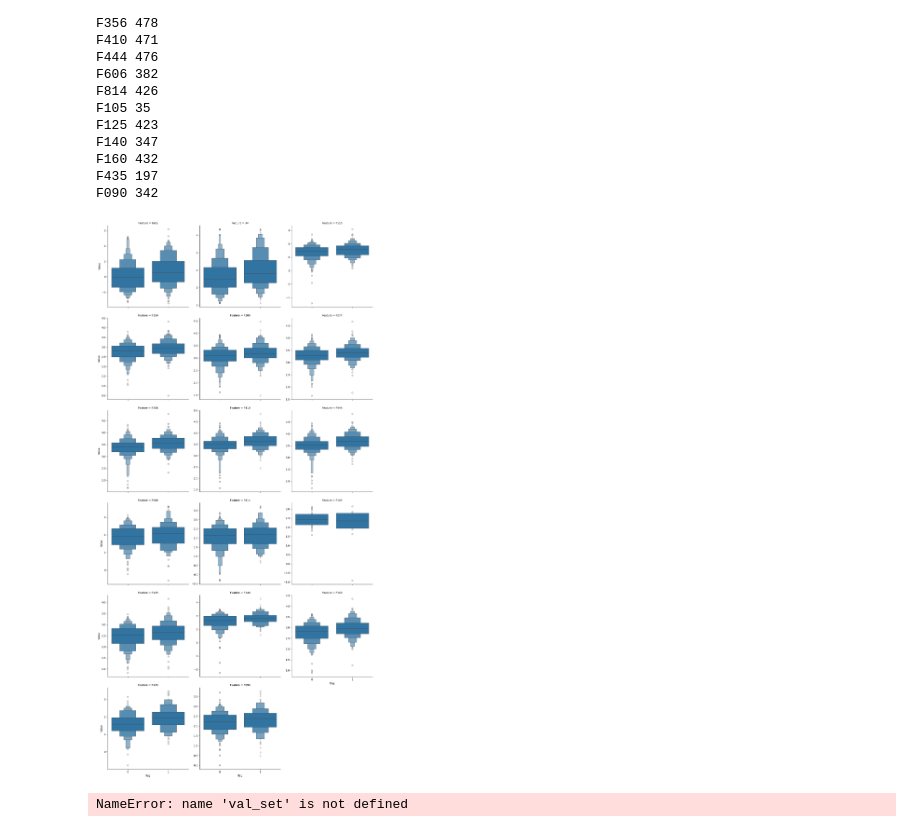
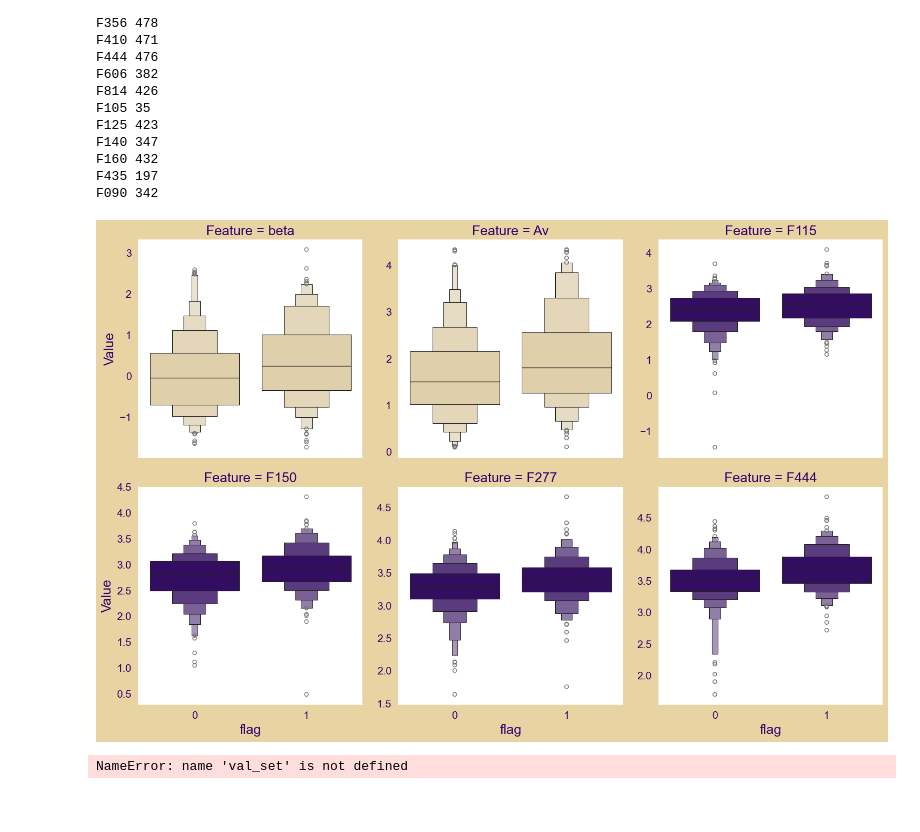
Before and after one commit to hartysimon-sketch/Galaxy-Classifier, a Jupyter notebook: Summer Research/postprocess/analysis_plots.ipynb, the cells around one changed output. Saved outputs shown, nothing was run; the diff lists cells and outputs as text; code cells hidden in the pictures; blank space fills up the shorter version.

```diff
--- a/Summer Research/postprocess/analysis_plots.ipynb
+++ b/Summer Research/postprocess/analysis_plots.ipynb
@@ -50,14 +50,16 @@ primer_err.rename(columns=lambda x: x.replace('e_f', 'E')[:-1], inplace=True)
 combined_flux = ceers_flux.combine_first(primer_flux)
 combined_err = ceers_err.combine_first(primer_err)
 
-combined_flux = combined_flux.mask(combined_flux <= 0.001, np.nan)
-combined_err = combined_err.mask(combined_err <= 0.001, np.nan)
+combined_flux = combined_flux.mask(combined_flux <= 0.01, np.nan)
+combined_err = combined_err.mask(combined_err <= 0.01, np.nan)
 combined_flux = combined_flux.mask(combined_flux == -99, np.nan)
 combined_err = combined_err.mask(combined_err == -99, np.nan)
 
+# df = pd.concat([df, combined_flux, combined_err], axis=1)
 df = pd.concat([df, np.log10(combined_flux), np.log10(combined_err)], axis=1)
 # %%
 in_features = ['beta', 'Av'] + list(combined_flux.columns)
+in_features = ['beta', 'Av', 'F115', 'F150', 'F277', 'F444']
 out_feature = 'flag'
 
 bad_av = df['Av'] == -99
@@ -85,28 +87,71 @@ F435 197
 F090 342
 # %%
 # melt -  basically expands df to each value of each in feature row has its own column
+
+purple = '#32006e'
+gold = '#e8d3a2'
+
+feature_colors = {
+    'F115': purple,
+    'F150': purple,
+    'F277': purple,
+    'F444': purple,
+    'beta': gold,
+    'Av': gold,
+}
+
+sns.set_theme(
+    rc={
+        'font.size': 18,
+        'axes.labelsize': 18,
+        'axes.titlesize': 18,
+        'xtick.labelsize': 14,
+        'ytick.labelsize': 14,
+        'text.color': purple,
+        'axes.labelcolor': purple,
+    },
+)
+
 df_melted = pd.melt(
     df,
     id_vars=[out_feature],
     value_vars=in_features,
     var_name='Feature',
     value_name='Value',
 )
 
-# plot them in the sad whsker way
+# plot them in the sad whisker way
 g = sns.catplot(
     data=df_melted,
     x=out_feature,
     y='Value',
     col='Feature',
     kind='boxen',
     sharey=False,
     col_wrap=3,
+    hue='Feature',  # Tell seaborn color changes per Feature subplot
+    palette=feature_colors,  # Pass your specific dictionary mapping here
+    legend=False,
 )
 
+g.figure.set_facecolor(gold)
+for ax in g.axes.flat:
+    ax.set_facecolor('#ffffff')
+
+for ax in g.axes.flat:
+    # Update subplot headers (e.g., "Feature = F115")
+    if ax.get_title():
+        ax.title.set_color(purple)
+
+    # Update tick colors
+    ax.tick_params(axis='x', colors=purple)
+    ax.tick_params(axis='y', colors=purple)
+
 plt.show()
+
+plt.show()
 # %% [output]
-[figure, old version]
+[figure, new version]
 # %%
 # helper function to plot a model
 from pathlib import Path
```
